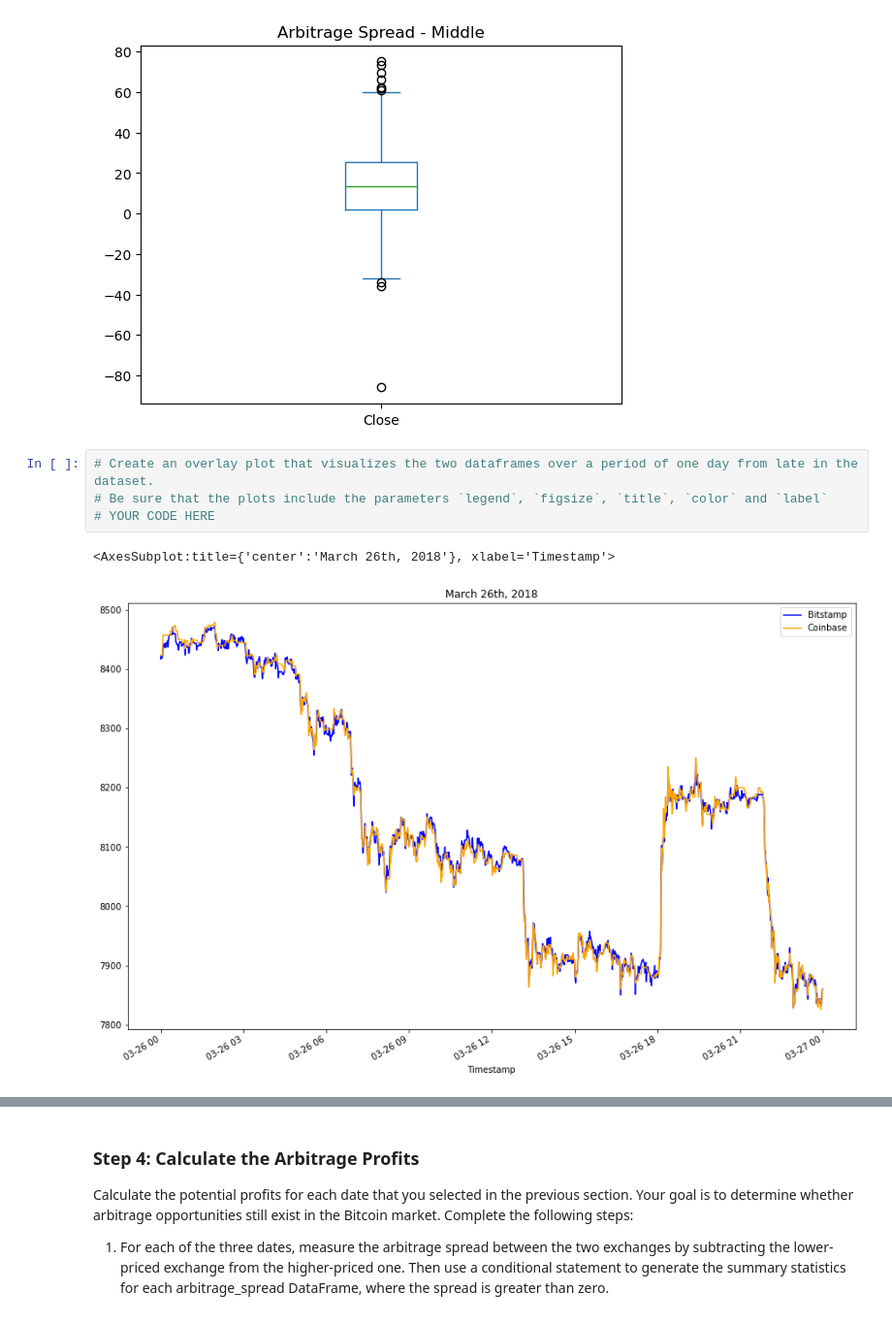
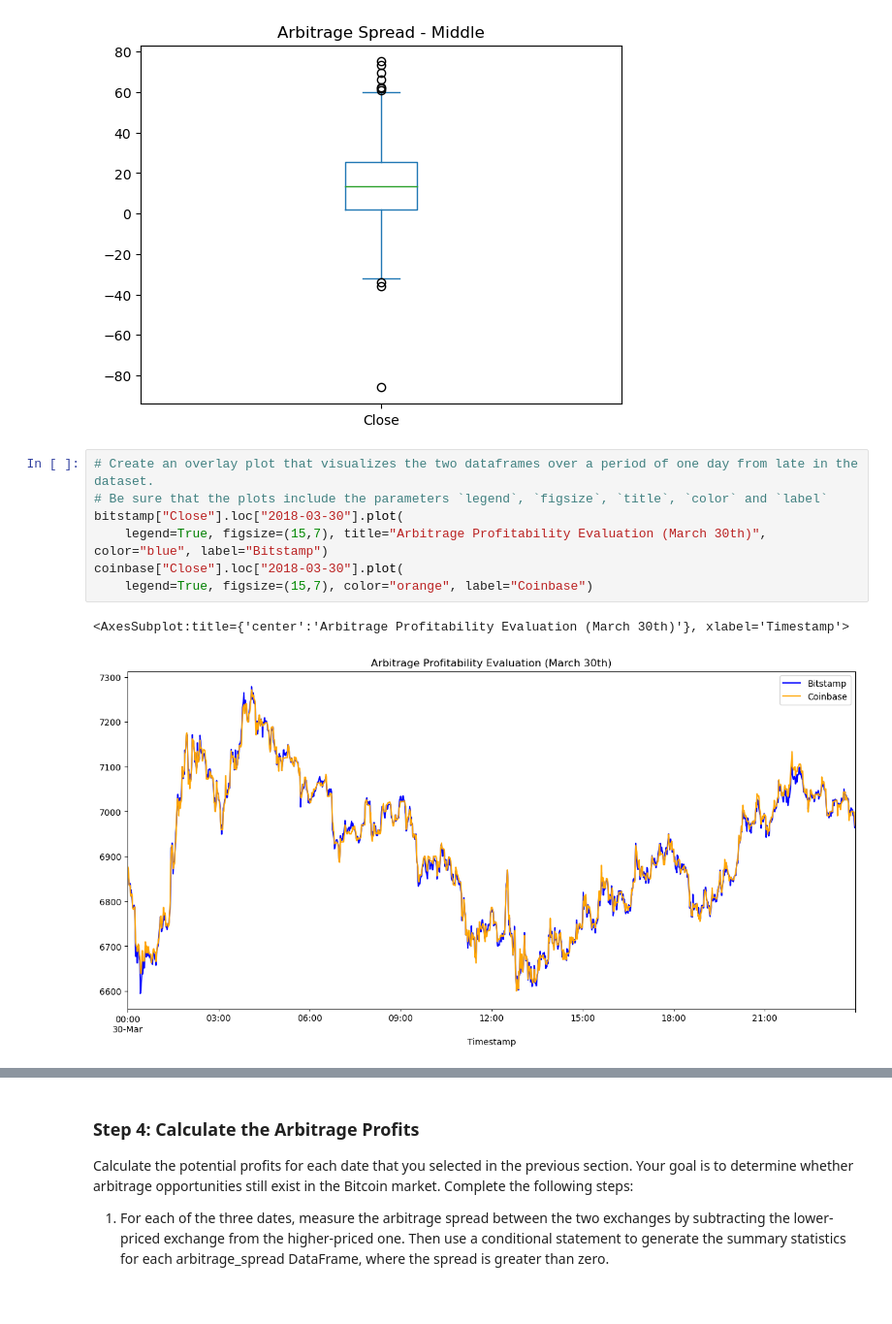
Before and after one commit to djohnst914/Bitcoin_Arbitrage_Opportunities, a Jupyter notebook: crypto_arbitrage.ipynb, the cells around one changed output, grey strips where cells are left out. Shown at 97% size. Cells and saved outputs as stored; diff of their text form.

Commit message:
add visualizations for late arbitrage+stats

```diff
--- a/crypto_arbitrage.ipynb
+++ b/crypto_arbitrage.ipynb
@@ -439,10 +439,13 @@ arbitrage_spread_middle.plot(title = "Arbitrage Spread - Middle", kind='box')
 # %%
 # Create an overlay plot that visualizes the two dataframes over a period of one day from late in the dataset.
 # Be sure that the plots include the parameters `legend`, `figsize`, `title`, `color` and `label`
-# YOUR CODE HERE
+bitstamp["Close"].loc["2018-03-30"].plot(
+    legend=True, figsize=(15,7), title="Arbitrage Profitability Evaluation (March 30th)", color="blue", label="Bitstamp")
+coinbase["Close"].loc["2018-03-30"].plot(
+    legend=True, figsize=(15,7), color="orange", label="Coinbase")
 # %% [output]
-<AxesSubplot:title={'center':'March 26th, 2018'}, xlabel='Timestamp'>
+<AxesSubplot:title={'center':'Arbitrage Profitability Evaluation (March 30th)'}, xlabel='Timestamp'>
-[figure, old version]
+[figure, new version]
 # %%
 # Using the date from the late that you have selected, calculate the arbitrage spread
 # by subtracting the bitstamp lower closing prices from the coinbase higher closing prices
```
Also changed, not shown: parts of 2 cells of this notebook.
